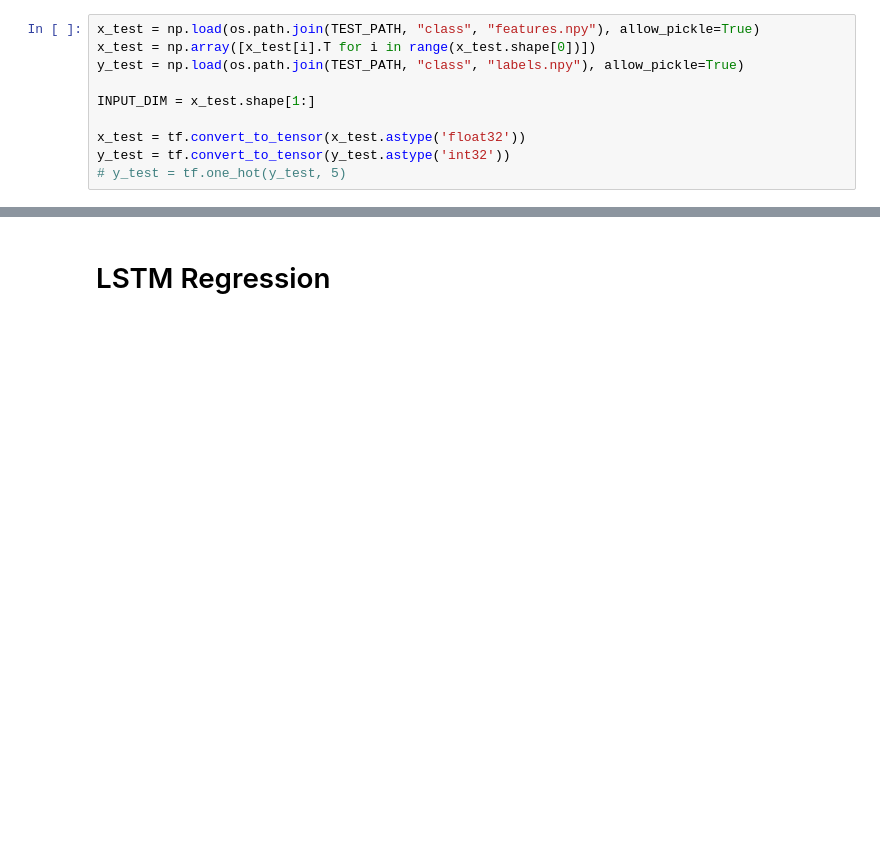
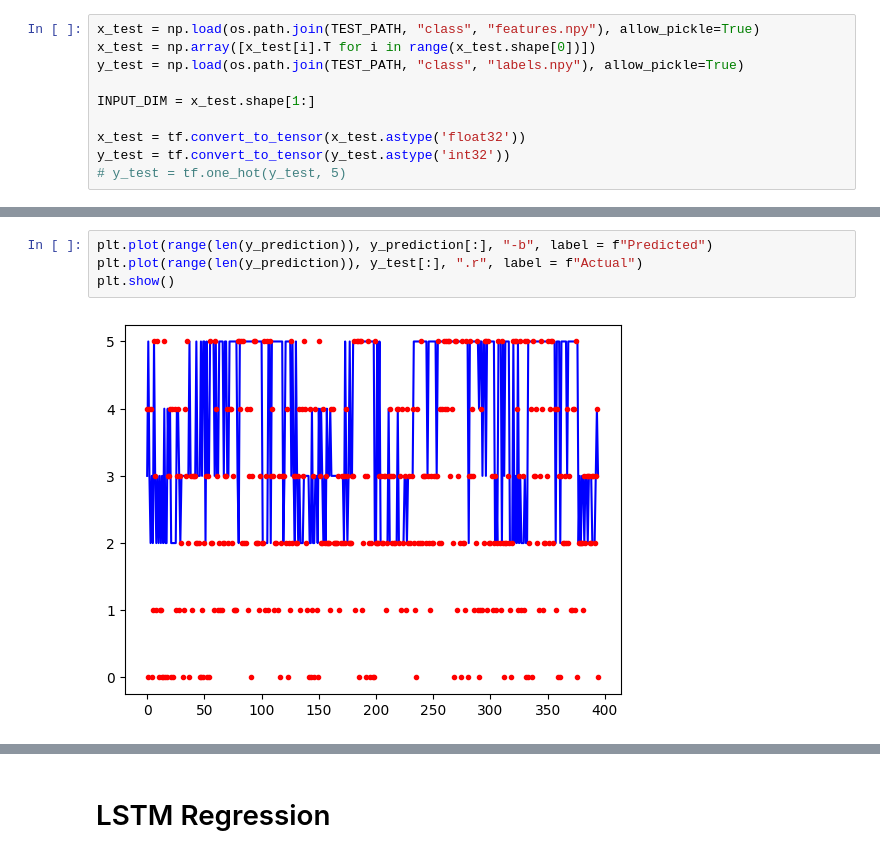
Before and after one commit to okkostenko/crypto_price_prediction_starknet, a Jupyter notebook: model_training/lstm_model.ipynb, the cells around one changed output, grey strips where cells are left out. Cells and saved outputs as stored; diff of their text form; blank space fills up the shorter version.

```diff
--- a/model_training/lstm_model.ipynb
+++ b/model_training/lstm_model.ipynb
@@ -197,3 +202,9 @@ weighted avg       0.29      0.38      0.32       395
+# %%
+plt.plot(range(len(y_prediction)), y_prediction[:], "-b", label = f"Predicted")
+plt.plot(range(len(y_prediction)), y_test[:], ".r", label = f"Actual")
+plt.show()
+# %% [output]
+[figure, added]
 # %%
 y_pred = model.predict(x_test)
 np.argmax(y_pred, axis=1)
```
Also changed, not shown: parts of 27 cells of this notebook, 15 other files.
